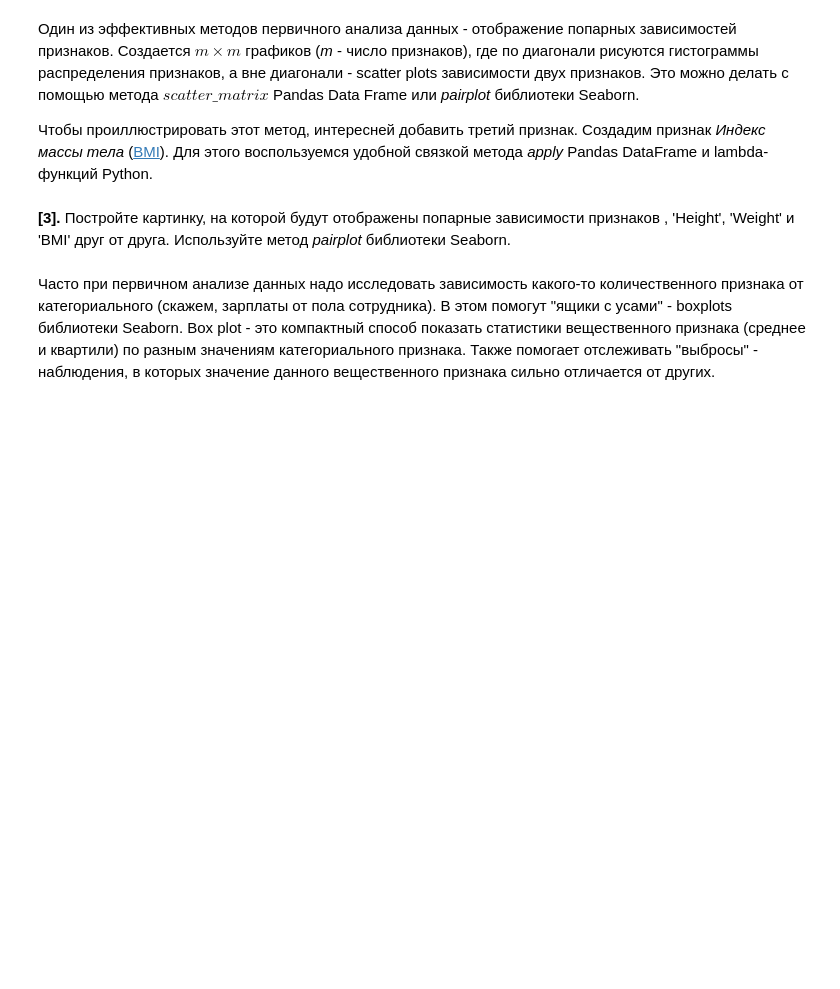
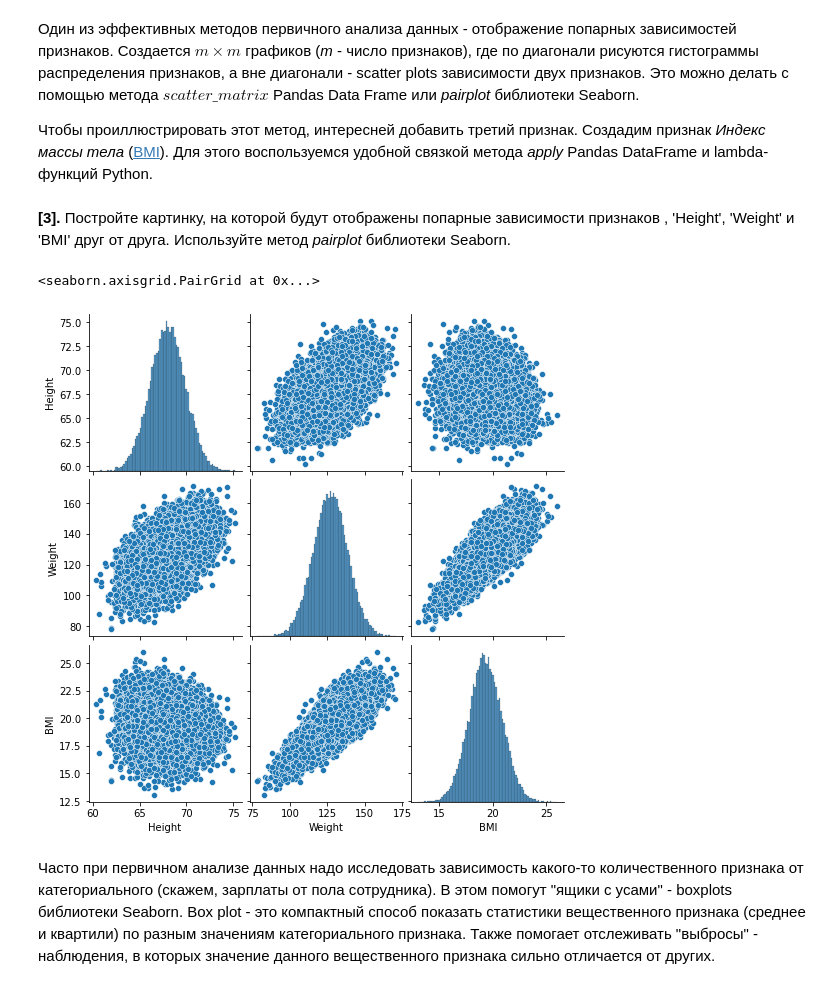
Before and after one commit to FleshMiX/Machine-Learning-and-Data-Analysis-Specialization, a Jupyter notebook: Training on marked-up data/week1/Linear_regression.ipynb, the cells around one changed output. Saved outputs shown, nothing was run; the diff lists cells and outputs as text; code cells hidden in the pictures; blank space fills up the shorter version.

```diff
--- a/Training on marked-up data/week1/Linear_regression.ipynb
+++ b/Training on marked-up data/week1/Linear_regression.ipynb
@@ -74,3 +85,8 @@ data['BMI'] = data.apply(lambda row: make_bmi(row['Height'],
+# %%
+sns.pairplot(data)
+# %% [output]
+<seaborn.axisgrid.PairGrid at 0x...>
+[figure, added]
 # %% [markdown]
 Часто при первичном анализе данных надо исследовать зависимость какого-то количественного признака от категориального (скажем, зарплаты от пола сотрудника). В этом помогут "ящики с усами" - boxplots библиотеки Seaborn. Box plot - это компактный способ показать статистики вещественного признака (среднее и квартили) по разным значениям категориального признака. Также помогает отслеживать "выбросы" - наблюдения, в которых значение данного вещественного признака сильно отличается от других.
 # %% [markdown]
```
Also changed, not shown: parts of 30 cells of this notebook.
